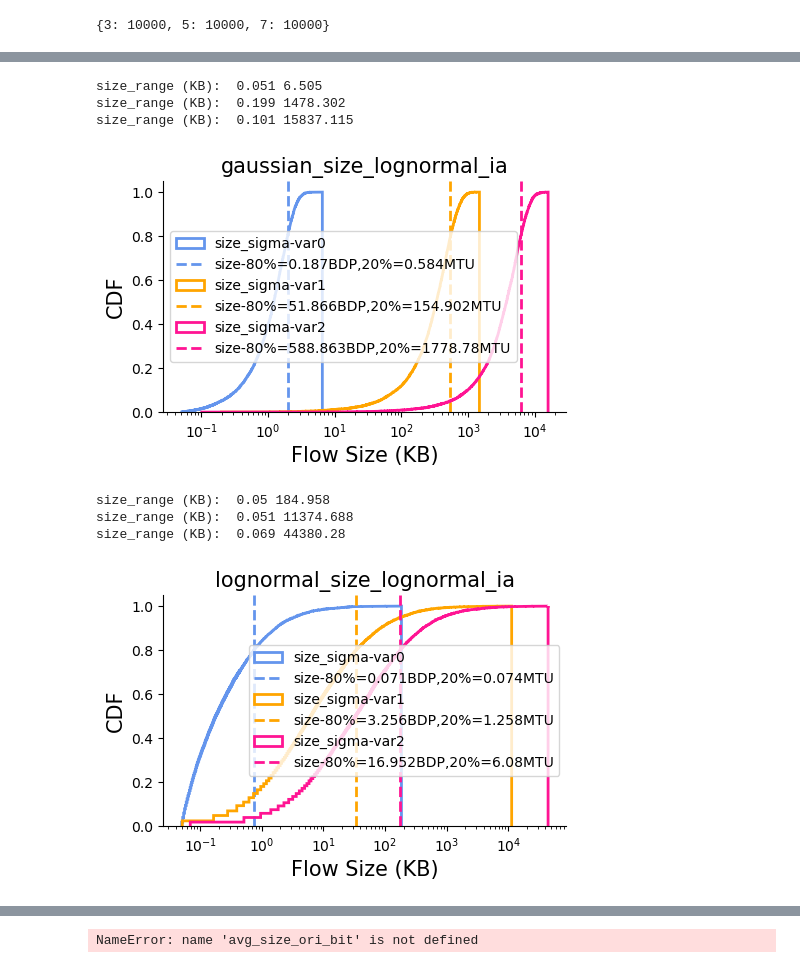
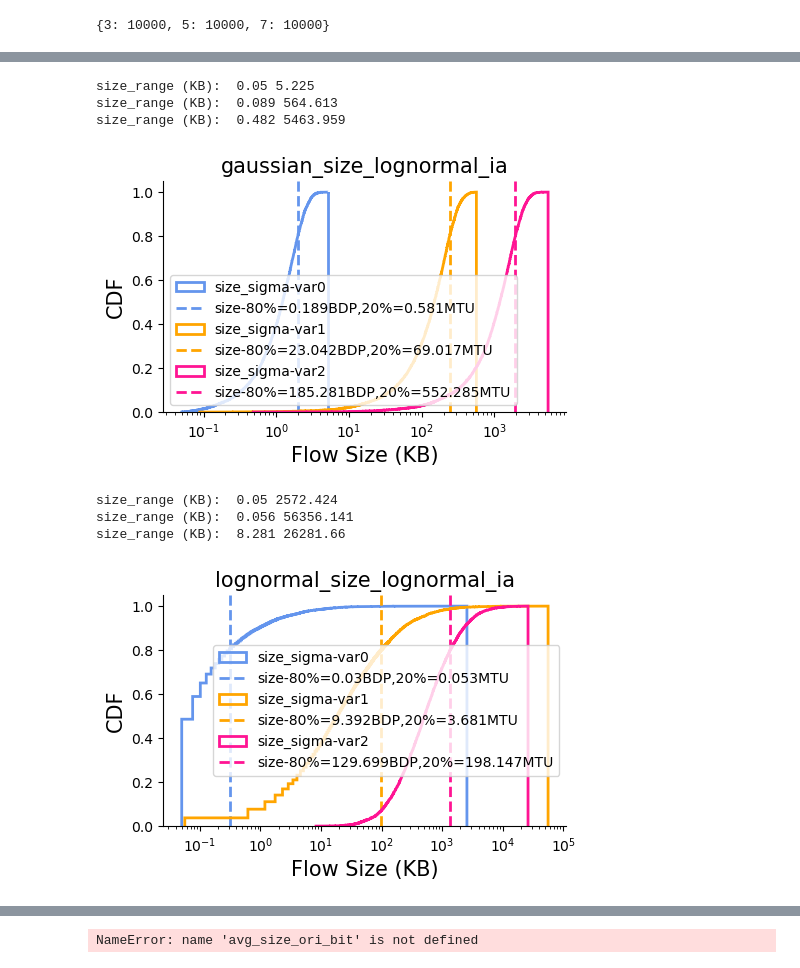
Before and after one commit to kwzhao/High-Precision-Congestion-Control, a Jupyter notebook: traffic_gen/plt_data.ipynb, the cells around one changed output, grey strips where cells are left out. Saved outputs shown, nothing was run; the diff lists cells and outputs as text; code cells hidden in the pictures.

```diff
--- a/traffic_gen/plt_data.ipynb
+++ b/traffic_gen/plt_data.ipynb
@@ -33,7 +33,7 @@ lr=10*UNIT_G
 fig = plt.figure(figsize=(5.2, 3))  # 2.5 inch for 1/3 double column width
 ax = fig.add_subplot(111)
 for sigma_idx,size_sigma_ori in enumerate(sigmas):
-      mu = avg_size_base_in_bit * (float(size_sigma_ori) / 5000.0)**3.2- min_size_in_bit
+      mu = avg_size_base_in_bit * (float(size_sigma_ori) / 5000.0)**2- min_size_in_bit
       # mu = avg_size_base_in_bit * sigma / 15000 - min_size_in_bit
       s = (np.random.exponential(scale=mu, size=n_flows))+min_size_in_bit
       s=s/bit_to_KB
@@ -81,7 +81,7 @@ for sigma_idx,size_sigma_ori in enumerate(sigmas):
     #   size_sigma = BDP_IN_BIT*float(sigma)/30000.0
     # mu = BDP_IN_BIT*(float(sigma)/30000.0) - min_size_in_bit
     # sigma = BDP_IN_BIT*np.square(float(sigma)/25000.0)
-    size_sigma=(float(size_sigma_ori)/5000.0)**3.5
+    size_sigma=(float(size_sigma_ori)/5000.0)**3
     mu=avg_size_base_in_bit*size_sigma - min_size_in_bit
     s=np.array([PosNormal(mu, avg_size_base_in_bit*(size_sigma)) for _ in range(n_flows)])+min_size_in_bit
     # s = abs(np.random.normal(mu, sigma, n_flows))+min_size_in_bit
@@ -114,53 +114,53 @@ plt.xscale("log")
 plt.title("gaussian_size_lognormal_ia",fontsize=_fontsize)
 plt.show()
 # %% [output]
-size_range (KB):  0.051 6.505
-size_range (KB):  0.199 1478.302
-size_range (KB):  0.101 15837.115
+size_range (KB):  0.05 5.225
+size_range (KB):  0.089 564.613
+size_range (KB):  0.482 5463.959
-[figure, old version]
+[figure, new version]
 # %%
 # input_lognormal_size_lognormal_ia
 fig = plt.figure(figsize=(5.2, 3))  # 2.5 inch for 1/3 double column width
 ax = fig.add_subplot(111)
 for sigma_idx,size_sigma_ori in enumerate(sigmas):
       # mu = np.log(avg_size_ori_bit - min_size_in_bit) - ((sigma / 20000)**2) / 2
-      avg_size_in_bit = avg_size_base_in_bit*(float(size_sigma_ori) / 5000.0)**2.4  # 10KB
-      size_sigma=2     # flow size
+      avg_size_in_bit = avg_size_base_in_bit*(float(size_sigma_ori) / 5000.0)**3  # 10KB
+      size_sigma=0.8+(60000-size_sigma_ori)/30000     # flow size
       mu = np.log(avg_size_in_bit - min_size_in_bit) - (size_sigma ** 2) / 2
       s = (min_size_in_bit + np.random.lognormal(mean=mu, sigma=size_sigma, size=(n_flows,)))
 
       s=s/bit_to_KB
       print("size_range (KB): ",
       np.round(np.min(s), 3),
       np.round(np.max(s) , 3),)
 
       size_80 = np.percentile(s, 80)
       size_20 = np.percentile(s, 20)
       count, bins, ignored = plt.hist(s, 100000, density=True,cumulative=True,histtype=u'step',linewidth=2,color=color_list[sigma_idx],label=f"size_sigma-var{sigma_idx}")
       plt.axvline(
             size_80,
             color=color_list[sigma_idx],
             linewidth=2,
             linestyle='--',
             label=f"size-80%={np.round(size_80/BDP_IN_KB,3)}BDP,20%={np.round(size_20/MTU_IN_KB,3)}MTU"
         )
       # plt.plot(bins, 1/(sigma * np.sqrt(2 * np.pi)) *
       #                np.exp( - (bins - mu)**2 / (2 * sigma**2) ),
       #          linewidth=2, color='r')
 ax.spines["right"].set_visible(False)
 ax.spines["top"].set_visible(False)
 
 plt.ylabel("CDF", fontsize=_fontsize)
 plt.xlabel("Flow Size (KB)", fontsize=_fontsize)
 plt.legend(loc='right')
 plt.xscale('log')
 plt.title("lognormal_size_lognormal_ia",fontsize=_fontsize)
 plt.show()
 # %% [output]
-size_range (KB):  0.05 184.958
-size_range (KB):  0.051 11374.688
-size_range (KB):  0.069 44380.28
+size_range (KB):  0.05 2572.424
+size_range (KB):  0.056 56356.141
+size_range (KB):  8.281 26281.66
-[figure, old version]
+[figure, new version]
 # %%
 from scipy.stats import genpareto
 from scipy.optimize import fsolve
```
Also changed, not shown: parts of 2 cells of this notebook, 2 other files.
